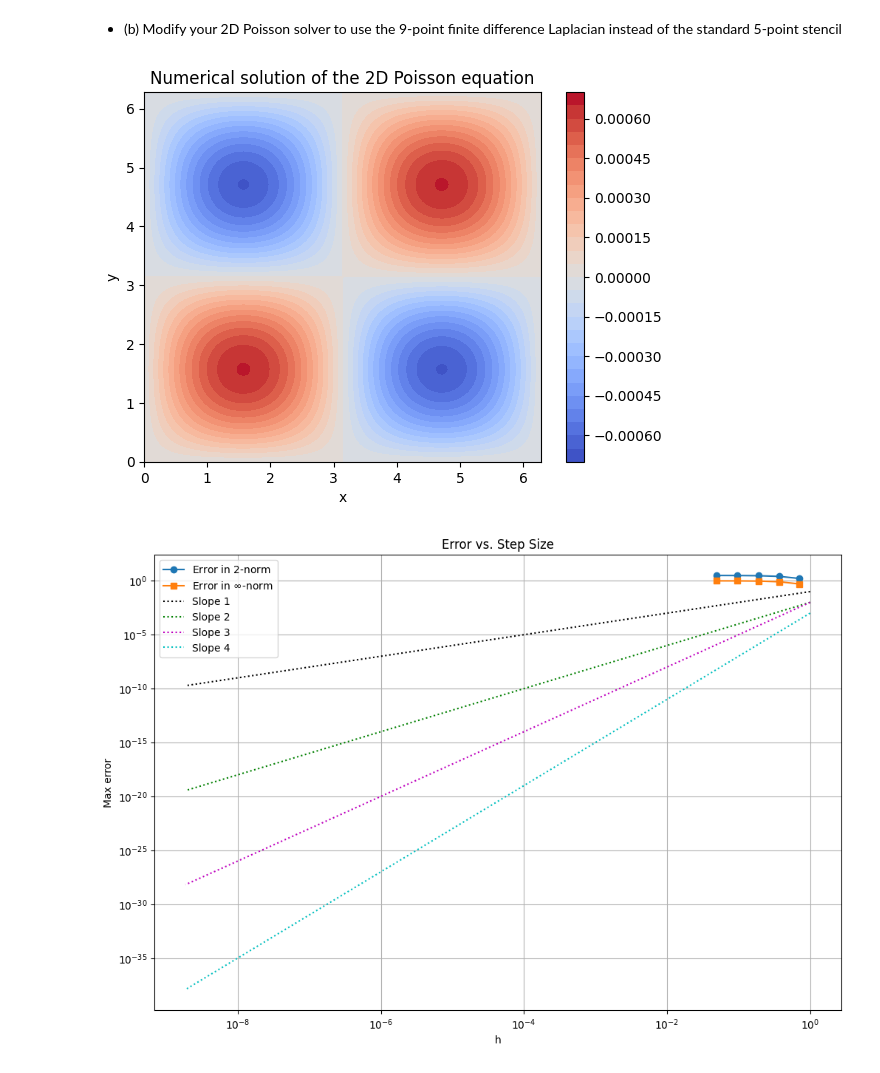
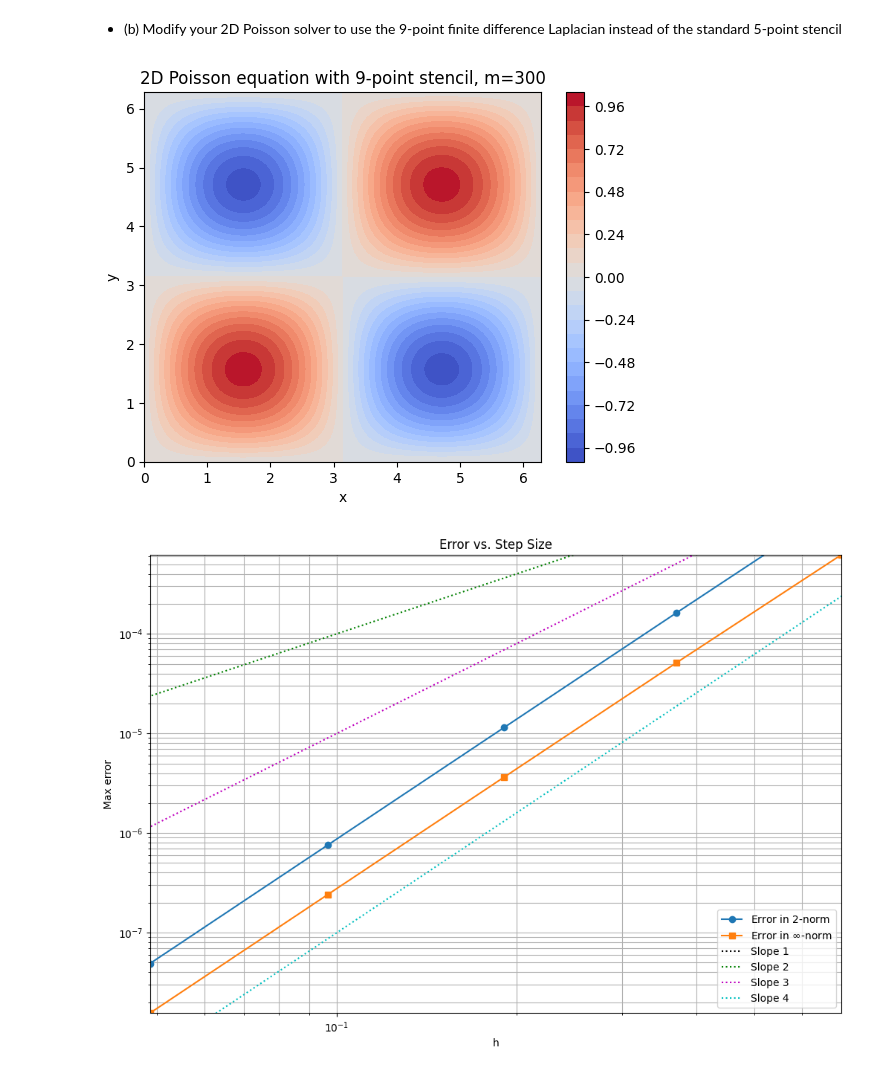
Before and after one commit to jenriquezafra/MSc, a Jupyter notebook: CTDE/exercises.ipynb, the cells around one changed output. Saved outputs shown, nothing was run; the diff lists cells and outputs as text; code cells hidden in the pictures.

```diff
--- a/CTDE/exercises.ipynb
+++ b/CTDE/exercises.ipynb
@@ -76,15 +181,23 @@ def poisson(m):
 
     return X, Y, U
 # %%
-X, Y, U = poisson(300)
+m = 300
+X, Y, U = solve_dirichlet_laplacian_9pt(a=0, b=2*np.pi, c=0, d=2*np.pi,
+                                        m_x=m, m_y=m,
+                                        g_left=lambda y: 0,
+                                        g_right=lambda y: 0,
+                                        g_bottom=lambda x: 0,
+                                        g_top=lambda x: 0,
+                                        rhs=lambda x, y: -2*np.sin(x)*np.sin(y))
+
 plt.contourf(X, Y, U, 30, cmap='coolwarm')
 plt.colorbar()
-plt.title('Numerical solution of the 2D Poisson equation')
+plt.title(f'2D Poisson equation with 9-point stencil, m={m}')
 plt.xlabel('x')
 plt.ylabel('y')
 plt.show()
 # %% [output]
-[figure, old version]
+[figure, new version]
 # %%
 m_list = [8, 16, 32, 64, 128]
 
@@ -93,7 +206,13 @@ errorsinf = []
 hs = []
 
 for m in m_list:
-    X, Y, U_it = poisson(m)
+    X, Y, U_it = solve_dirichlet_laplacian_9pt(a=0, b=2*np.pi, c=0, d=2*np.pi,
+                                        m_x=m, m_y=m,
+                                        g_left=lambda y: 0,
+                                        g_right=lambda y: 0,
+                                        g_bottom=lambda x: 0,
+                                        g_top=lambda x: 0,
+                                        rhs=lambda x, y: -2*np.sin(x)*np.sin(y))
     h = (2*np.pi)/(m+1)
     E = U_it - np.sin(X)*np.sin(Y)
 
@@ -113,13 +232,13 @@ plt.loglog(hvec, 0.1*hvec**1, 'k:', label="Slope 1")
 plt.loglog(hvec, 0.01*hvec**2, 'g:', label="Slope 2")
 plt.loglog(hvec, 0.01*hvec**3, 'm:', label="Slope 3")
 plt.loglog(hvec, 0.001*hvec**4, 'c:', label="Slope 4")
-#plt.xlim([min(hs), max(hs)])
-#plt.ylim([min(errorsinf), max(errorsinf)])
+plt.xlim([min(hs), max(hs)])
+plt.ylim([min(errorsinf), max(errorsinf)])
 plt.xlabel('h')
 plt.ylabel('Max error')
 plt.title('Error vs. Step Size')
 plt.legend()
 plt.grid(True, which='both')
 # %% [output]
-[figure, old version]
+[figure, new version]
 # %% [markdown]
```
Also changed, not shown: parts of 13 cells of this notebook, 7 other files.
